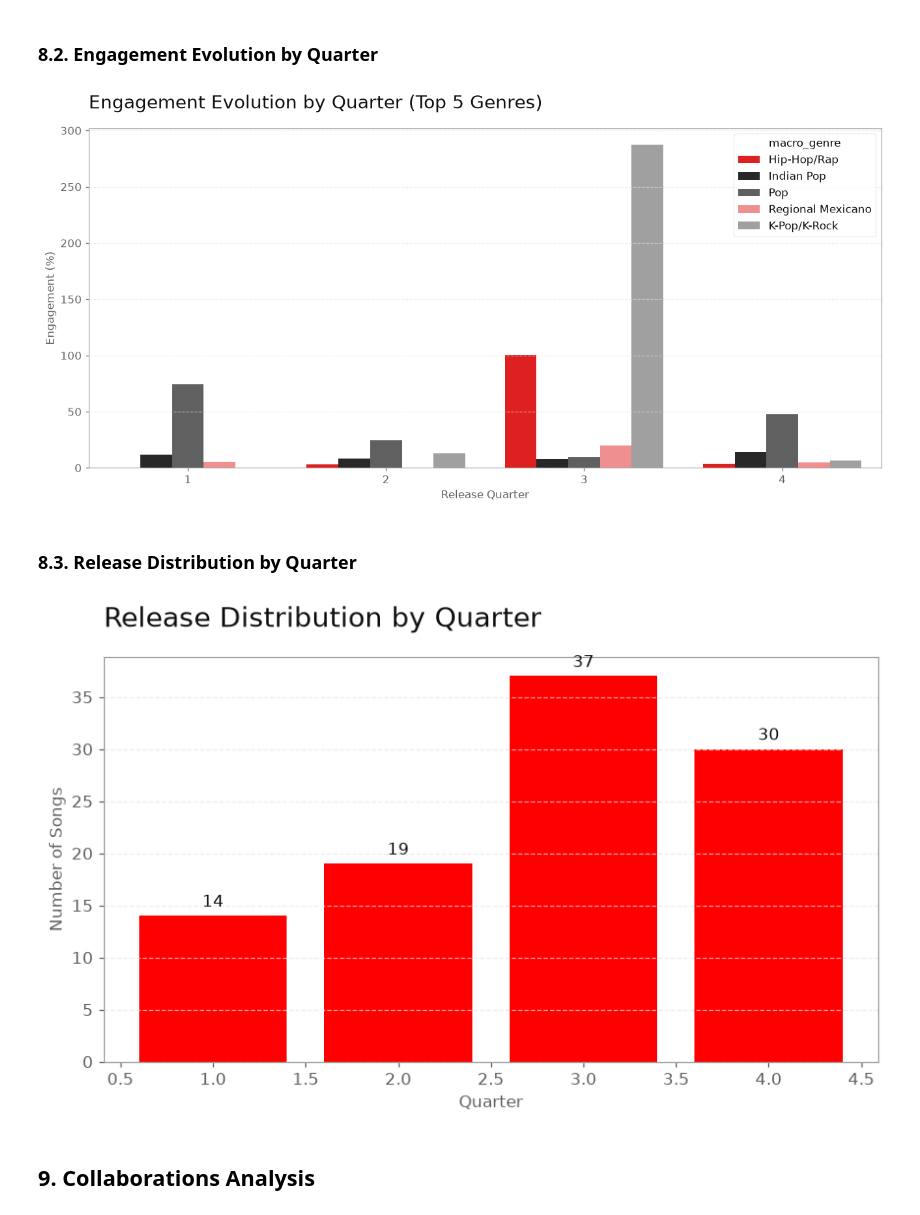
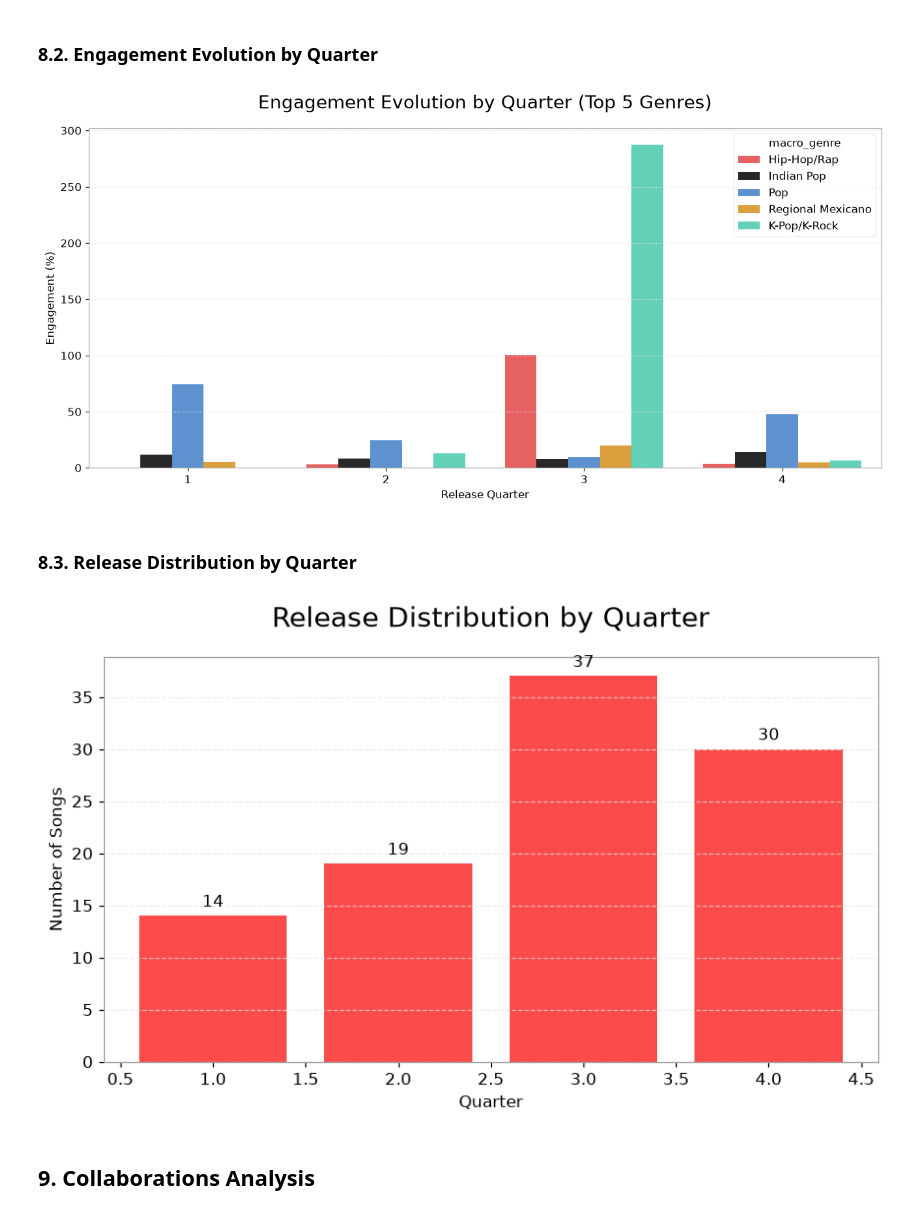
Before and after one commit to adroguetth/youtube-music-charts-intelligence, a Jupyter notebook: notebook_en/weekly/youtube_charts_2026-W46.ipynb, the cells around one changed output. Cells and saved outputs as stored; diff of their text form; code cells hidden in the pictures.

```diff
--- a/notebook_en/weekly/youtube_charts_2026-W46.ipynb
+++ b/notebook_en/weekly/youtube_charts_2026-W46.ipynb
@@ -641,22 +530,16 @@ plt.show()
 engagement_by_type = df_video.groupby('video_type')['engagement'].mean().reset_index()
 engagement_by_type.columns = ['Video Type', 'Avg Engagement (%)']
 display(engagement_by_type)
-
 fig, ax = plt.subplots(figsize=(8, 6))
-ax.set_facecolor(YT_BG)
-fig.patch.set_facecolor(YT_BG)
+fig.patch.set_facecolor(YT_BG); ax.set_facecolor(YT_BG)
 sns.barplot(data=df_video, x='video_type', y='engagement', ax=ax, color=YT_RED, errorbar=None)
-ax.set_title('Average Engagement by Video Type', fontsize=18, color=YT_TEXT, loc='left', pad=20)
-ax.set_ylabel('Engagement (%)', fontsize=11, color=YT_GRAY)
-ax.set_xlabel('Video Type', fontsize=11, color=YT_GRAY)
-
-for spine in ax.spines.values():
-    spine.set_color(BORDER_COLOR)
-    spine.set_linewidth(0.8)
-ax.tick_params(colors=YT_GRAY, labelsize=11)
+ax.set_title('Average Engagement by Video Type', fontsize=18, color=YT_TEXT, loc='center', pad=20)
+ax.set_ylabel('Engagement (%)', fontsize=11, color=YT_TEXT)
+ax.set_xlabel('Video Type', fontsize=11, color=YT_TEXT)
+for spine in ax.spines.values(): spine.set_color(BORDER_COLOR); spine.set_linewidth(0.8)
+ax.tick_params(colors=YT_TEXT, labelsize=11)
 ax.yaxis.grid(True, color=YT_GRID, linestyle='--', alpha=0.7)
-plt.tight_layout()
-plt.show()
+plt.tight_layout(); plt.show()
 # %% [output]
 |  | Video Type | Avg Engagement (%) |
 | 0 | Live | 3.252 |
@@ -801,59 +641,40 @@ plt.show()
 ### 8.2. Engagement Evolution by Quarter
 # %%
 fig2, ax2 = plt.subplots(figsize=(12, 6))
-ax2.set_facecolor(YT_BG)
-fig2.patch.set_facecolor(YT_BG)
-
-sns.barplot(data=temporal_engagement, x='upload_quarter', y='engagement', hue='macro_genre', palette=genre_palette, ax=ax2)
-
-ax2.set_title('Engagement Evolution by Quarter (Top 5 Genres)', fontsize=18, color=YT_TEXT, loc='left', pad=20)
-ax2.set_xlabel('Release Quarter', fontsize=11, color=YT_GRAY)
-ax2.set_ylabel('Engagement (%)', fontsize=11, color=YT_GRAY)
-
-for spine in ax2.spines.values():
-    spine.set_color(BORDER_COLOR)
-    spine.set_linewidth(0.8)
-ax2.tick_params(colors=YT_GRAY, labelsize=11)
+fig2.patch.set_facecolor(YT_BG); ax2.set_facecolor(YT_BG)
+sns.barplot(data=temporal_engagement, x='upload_quarter', y='engagement', hue='macro_genre', palette=CATEGORICAL_PALETTE, ax=ax2)
+ax2.set_title('Engagement Evolution by Quarter (Top 5 Genres)', fontsize=18, color=YT_TEXT, loc='center', pad=20)
+ax2.set_xlabel('Release Quarter', fontsize=11, color=YT_TEXT)
+ax2.set_ylabel('Engagement (%)', fontsize=11, color=YT_TEXT)
+for spine in ax2.spines.values(): spine.set_color(BORDER_COLOR); spine.set_linewidth(0.8)
+ax2.tick_params(colors=YT_TEXT, labelsize=11)
 ax2.yaxis.grid(True, color=YT_GRID, linestyle='--', alpha=0.7)
-
 legend2 = ax2.get_legend()
 if legend2:
-    legend2.get_frame().set_edgecolor(YT_GRID)
-    legend2.get_frame().set_linewidth(0.8)
+    legend2.get_frame().set_edgecolor(YT_GRID); legend2.get_frame().set_linewidth(0.8)
     for text in legend2.get_texts(): text.set_color(YT_TEXT)
-
-plt.tight_layout()
-plt.show()
+plt.tight_layout(); plt.show()
 # %% [output]
-[figure, old version]
+[figure, new version]
 # %% [markdown]
 ### 8.3. Release Distribution by Quarter
 # %%
 season_counts = df['upload_quarter'].value_counts().sort_index()
 fig, ax = plt.subplots(figsize=(8, 5))
-ax.set_facecolor(YT_BG)
-fig.patch.set_facecolor(YT_BG)
-
+fig.patch.set_facecolor(YT_BG); ax.set_facecolor(YT_BG)
 bars = ax.bar(season_counts.index, season_counts.values, color=YT_RED, edgecolor='none')
-
-ax.set_xlabel('Quarter', fontsize=11, color=YT_GRAY)
-ax.set_ylabel('Number of Songs', fontsize=11, color=YT_GRAY)
-ax.set_title('Release Distribution by Quarter', fontsize=18, color=YT_TEXT, loc='left', pad=20)
-
-for spine in ax.spines.values():
-    spine.set_color(BORDER_COLOR)
-    spine.set_linewidth(0.8)
-ax.tick_params(colors=YT_GRAY, labelsize=11)
+ax.set_xlabel('Quarter', fontsize=11, color=YT_TEXT)
+ax.set_ylabel('Number of Songs', fontsize=11, color=YT_TEXT)
+ax.set_title('Release Distribution by Quarter', fontsize=18, color=YT_TEXT, loc='center', pad=20)
+for spine in ax.spines.values(): spine.set_color(BORDER_COLOR); spine.set_linewidth(0.8)
+ax.tick_params(colors=YT_TEXT, labelsize=11)
 ax.yaxis.grid(True, color=YT_GRID, linestyle='--', alpha=0.7)
-
 for bar in bars:
     height = bar.get_height()
     ax.text(bar.get_x() + bar.get_width()/2., height + 0.5, f'{int(height)}', ha='center', va='bottom', fontsize=11, color=YT_TEXT)
-
-plt.tight_layout()
-plt.show()
+plt.tight_layout(); plt.show()
 # %% [output]
-[figure, old version]
+[figure, new version]
 # %% [markdown]
 ## 9. Collaborations Analysis
 # %%
```
Also changed, not shown: parts of 17 cells of this notebook, 1 other file.
